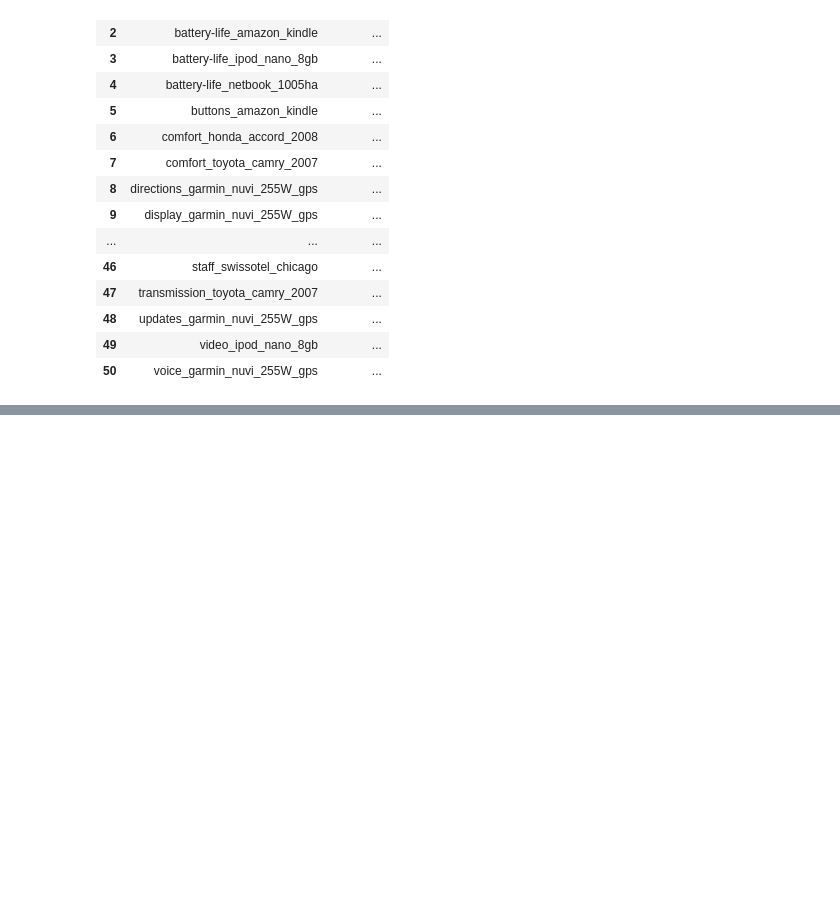
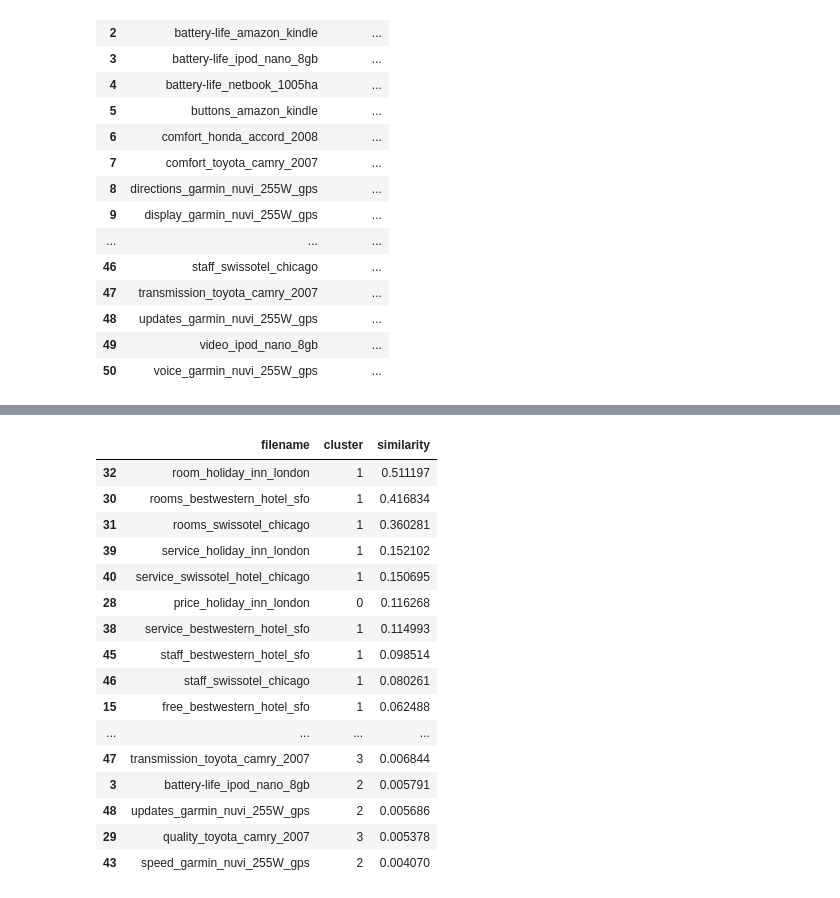
Before and after one commit to GTU9/encore_skn11, a Jupyter notebook: 07_nlp/01_text_analysis/04_document_similarity.ipynb, the cells around one changed output, grey strips where cells are left out. Drawn from its saved outputs; the diff is of its cells as text; code cells hidden in the pictures; blank space fills up the shorter version.

```diff
--- a/07_nlp/01_text_analysis/04_document_similarity.ipynb
+++ b/07_nlp/01_text_analysis/04_document_similarity.ipynb
@@ -84,0 +142,28 @@ opinions_vecs = tfidf_vectorizer.fit_transform(document_df['opinions'])
+# %%
+opnions_sorted_idx=opinions_sim.argsort()[:,::-1]   # 내림차순 정렬 (유사도 높은 순)
+opnions_sorted_idx=opnions_sorted_idx[:,1:]         # 자기자신 제외
+opnions_sorted_idx=opnions_sorted_idx.reshape(-1)   # 1차원으로 변경
+# opnions_sorted_idx.shape
+
+result_df=document_df.iloc[opnions_sorted_idx][['filename','cluster']]
+opinions_sim=opinions_sim.reshape(-1)
+result_df['similarity']=opinions_sim[opnions_sorted_idx]
+result_df
+# %% [output]
+|  | filename | cluster | similarity |
+| 32 | room_holiday_inn_london | 1 | 0.511197 |
+| 30 | rooms_bestwestern_hotel_sfo | 1 | 0.416834 |
+| 31 | rooms_swissotel_chicago | 1 | 0.360281 |
+| 39 | service_holiday_inn_london | 1 | 0.152102 |
+| 40 | service_swissotel_hotel_chicago | 1 | 0.150695 |
+| 28 | price_holiday_inn_london | 0 | 0.116268 |
+| 38 | service_bestwestern_hotel_sfo | 1 | 0.114993 |
+| 45 | staff_bestwestern_hotel_sfo | 1 | 0.098514 |
+| 46 | staff_swissotel_chicago | 1 | 0.080261 |
+| 15 | free_bestwestern_hotel_sfo | 1 | 0.062488 |
+| ... | ... | ... | ... |
+| 47 | transmission_toyota_camry_2007 | 3 | 0.006844 |
+| 3 | battery-life_ipod_nano_8gb | 2 | 0.005791 |
+| 48 | updates_garmin_nuvi_255W_gps | 2 | 0.005686 |
+| 29 | quality_toyota_camry_2007 | 3 | 0.005378 |
+| 43 | speed_garmin_nuvi_255W_gps | 2 | 0.004070 |
```
Also changed, not shown: parts of 5 cells of this notebook.
